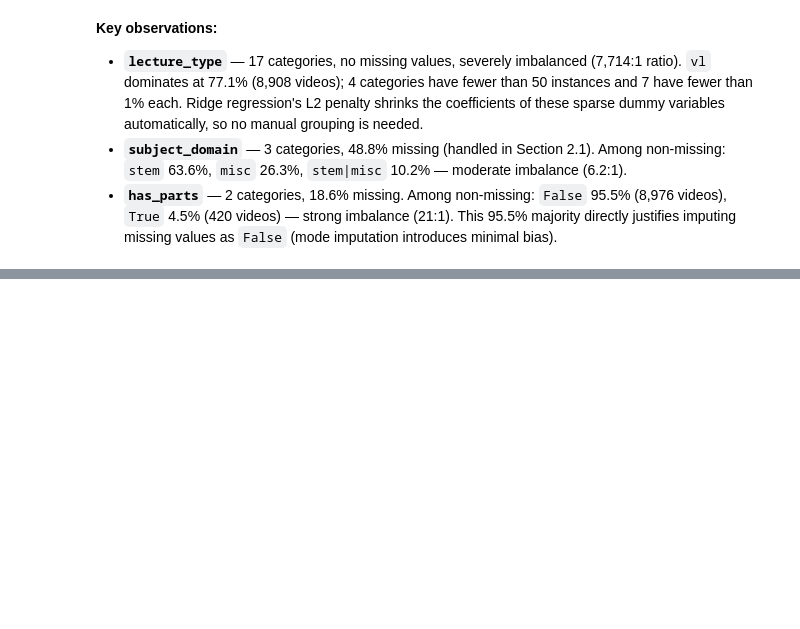
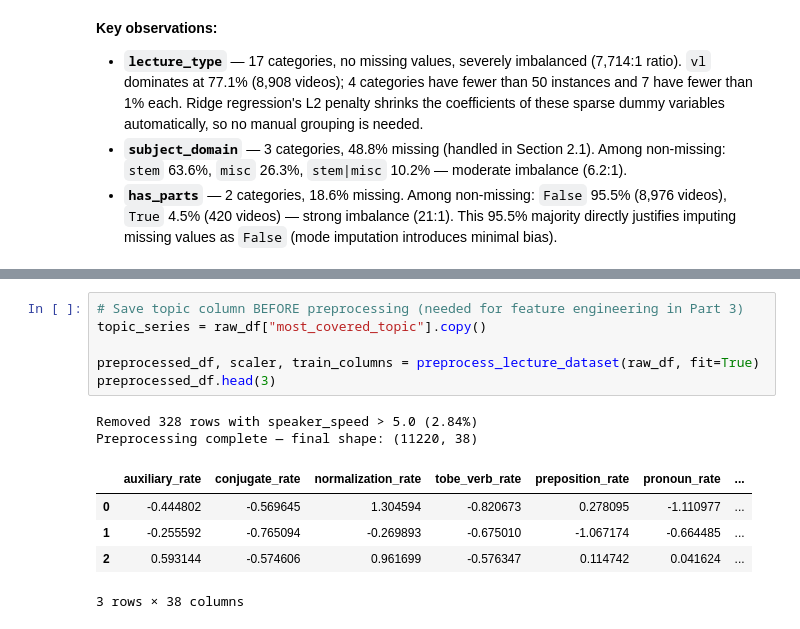
Before and after one commit to xltvy/lecture-engagement-prediction, a Jupyter notebook: notebooks/analysis.ipynb, the cells around one changed output, grey strips where cells are left out. Cells and saved outputs as stored; diff of their text form; blank space fills up the shorter version.

Commit message:
analysis notebook with integrated preprocessing

```diff
--- a/notebooks/analysis.ipynb
+++ b/notebooks/analysis.ipynb
@@ -414,0 +523,14 @@ for col in ["lecture_type", "subject_domain", "has_parts"]:
+# %%
+# Save topic column BEFORE preprocessing (needed for feature engineering in Part 3)
+topic_series = raw_df["most_covered_topic"].copy()
+
+preprocessed_df, scaler, train_columns = preprocess_lecture_dataset(raw_df, fit=True)
+preprocessed_df.head(3)
+# %% [output]
+Removed 328 rows with speaker_speed > 5.0 (2.84%)
+Preprocessing complete — final shape: (11220, 38)
+|  | auxiliary_rate | conjugate_rate | normalization_rate | tobe_verb_rate | preposition_rate | pronoun_rate | ... |
+| 0 | -0.444802 | -0.569645 | 1.304594 | -0.820673 | 0.278095 | -1.110977 | ... |
+| 1 | -0.255592 | -0.765094 | -0.269893 | -0.675010 | -1.067174 | -0.664485 | ... |
+| 2 | 0.593144 | -0.574606 | 0.961699 | -0.576347 | 0.114742 | 0.041624 | ... |
+3 rows × 38 columns
```
Also changed, not shown: parts of 10 cells of this notebook.
